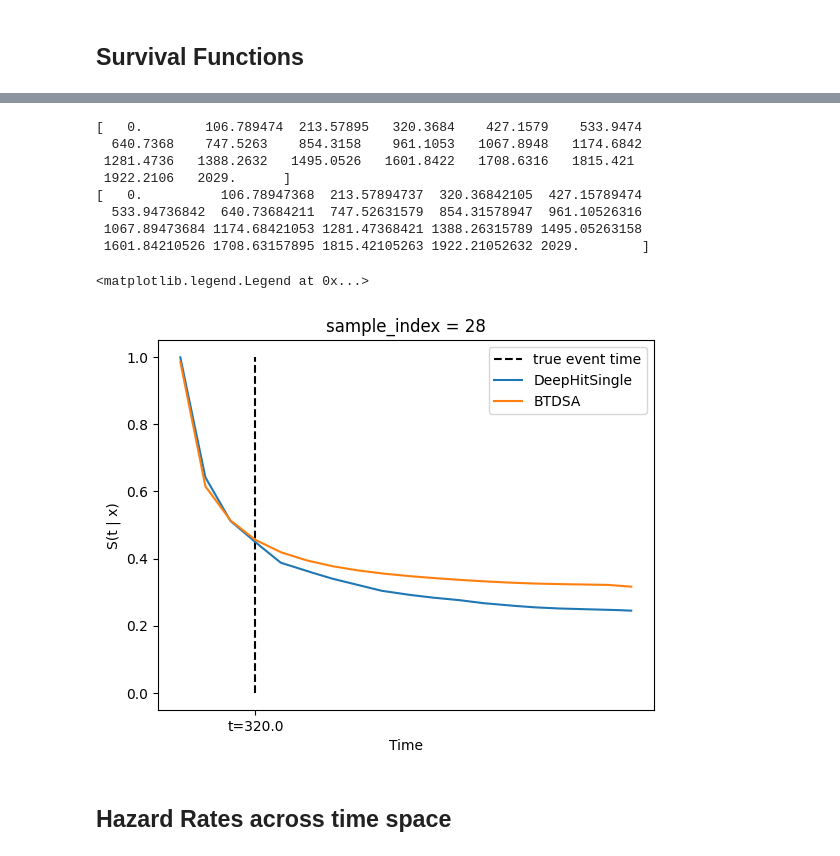
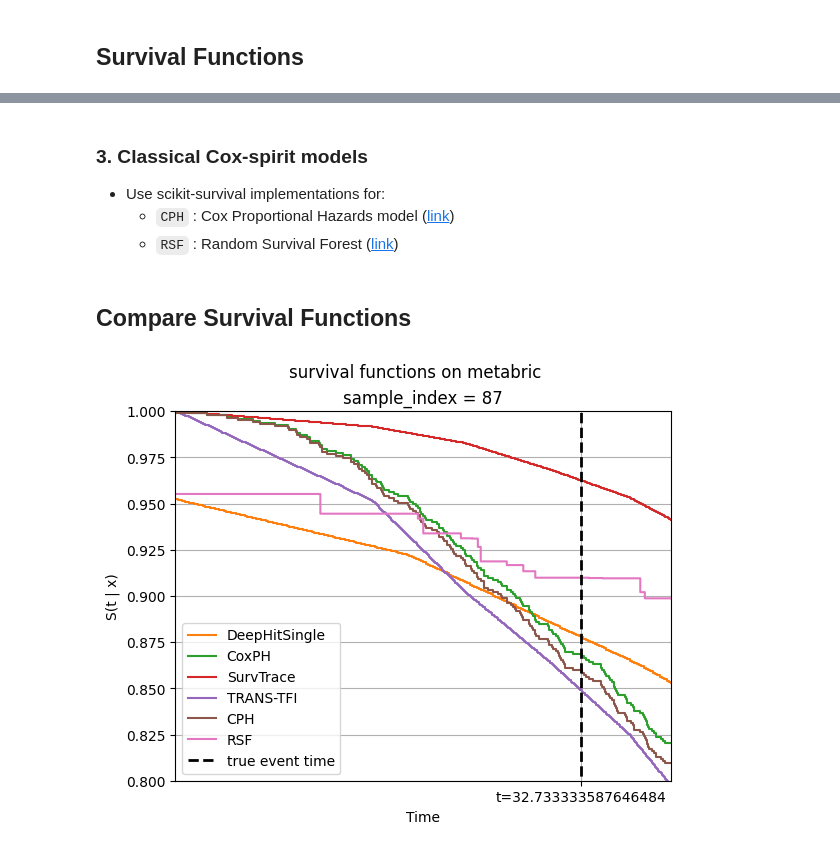
Before and after one commit to youhs4554/TRANS-TFI, a Jupyter notebook: experiments/result_analysis.ipynb, the cells around one changed output, grey strips where cells are left out. Saved outputs shown, nothing was run; the diff lists cells and outputs as text; code cells hidden in the pictures.

Commit message:
Experiment v1

```diff
--- a/experiments/result_analysis.ipynb
+++ b/experiments/result_analysis.ipynb
@@ -63,4 +20,0 @@ def infer_surv(model_name, dataset, group='uncensor',
-# %%
-dataset = 'support'
-time_range = 'full'
-model_list = ['DeepHitSingle', 'BTDSA']
@@ -68,0 +152,5 @@ model_list = ['DeepHitSingle', 'BTDSA']
+# %% [markdown]
+### 3. Classical Cox-spirit models
+- Use scikit-survival implementations for:
+    - `CPH` : Cox Proportional Hazards model ([link](https://scikit-survival.readthedocs.io/en/stable/api/generated/sksurv.linear_model.CoxPHSurvivalAnalysis.html))
+    - `RSF` : Random Survival Forest ([link](https://scikit-survival.readthedocs.io/en/stable/api/generated/sksurv.ensemble.RandomSurvivalForest.html))
@@ -69,30 +198,45 @@ model_list = ['DeepHitSingle', 'BTDSA']
+# %% [markdown]
+## Compare Survival Functions
+# %%
+BASELINES = ['DeepHitSingle', 'CoxPH']
+TRANSFORMERS = ['SurvTrace', 'TRANS-TFI']
+COX_SPIRIT_MODELS = ['CPH', 'RSF']
+
+dataset = 'metabric' # (metabric | gbsg | dialysis)
+model_list = BASELINES + TRANSFORMERS + COX_SPIRIT_MODELS
+time_range = 'full' # used for baseline models
+group = 'uncensored' # uncensored = event happend, censored = event not happened
+experiment_root='../scripts'
 # %%
-import random
-
-sample_index = random.randint(0, 100)
+#sample_index = random.randint(0, 100)
+sample_index = 87
+surv_results = {} # for later usage
+cox_risk_scores = {}  # for later usage
+et_train_test = {} # for later usage
 
 for i, model_name in enumerate(model_list):
-    surv, durations_test = infer_surv(model_name, dataset, time_range=time_range,
-                                      group='uncensor', experiment_root='../tests')
-    if i==0:
-        plt.vlines(durations_test[sample_index], 0, 1, color='k', linestyles='--', label='true event time')
-    plt.plot(surv.iloc[:, sample_index], label=model_name)
+    if model_name in BASELINES:
+        surv_full, surv, durations_test, et_train, et_test = infer_surv_of_baselines(model_name, dataset, time_range, group=group, experiment_root=experiment_root)
+    if model_name in TRANSFORMERS:
+        surv_full, surv, durations_test, et_train, et_test = infer_surv_of_transformers(model_name, dataset, group=group, experiment_root=experiment_root)
+    if model_name in COX_SPIRIT_MODELS:
+        surv_full, surv, risk_scores, durations_test, et_train, et_test = infer_surv_of_cox_spirit_models(model_name, dataset, group, experiment_root=experiment_root)
+        cox_risk_scores[model_name] = risk_scores
 
+    plt.step(surv.index, surv.iloc[:, sample_index], where="post", color=f"C{i+1}", label=model_name)
+
+    surv_results[model_name] = surv_full
+    et_train_test[model_name] = (et_train, et_test)
+
+plt.vlines(durations_test[sample_index], 0, 1, color='k', linestyles='--', linewidth=2, label='true event time')
 plt.xticks([durations_test[sample_index]], labels=[f't={durations_test[sample_index]}'])
+plt.suptitle(f"survival functions on {dataset}")
 plt.title(f"sample_index = {sample_index}")
 plt.ylabel('S(t | x)')
 plt.xlabel('Time')
-plt.legend()
+plt.ylim(0.8, 1.0)
+plt.xlim(0, 40)
+plt.legend(loc='lower left')
+plt.grid(True)
 # %% [output]
-[   0.        106.789474  213.57895   320.3684    427.1579    533.9474
-  640.7368    747.5263    854.3158    961.1053   1067.8948   1174.6842
- 1281.4736   1388.2632   1495.0526   1601.8422   1708.6316   1815.421
- 1922.2106   2029.      ]
-[   0.          106.78947368  213.57894737  320.36842105  427.15789474
-  533.94736842  640.73684211  747.52631579  854.31578947  961.10526316
- 1067.89473684 1174.68421053 1281.47368421 1388.26315789 1495.05263158
- 1601.84210526 1708.63157895 1815.42105263 1922.21052632 2029.        ]
-<matplotlib.legend.Legend at 0x...>
-[figure, old version]
+[figure, new version]
-# %% [markdown]
-## Hazard Rates across time space
```
Also changed, not shown: parts of 16 cells of this notebook, 7 other files.
